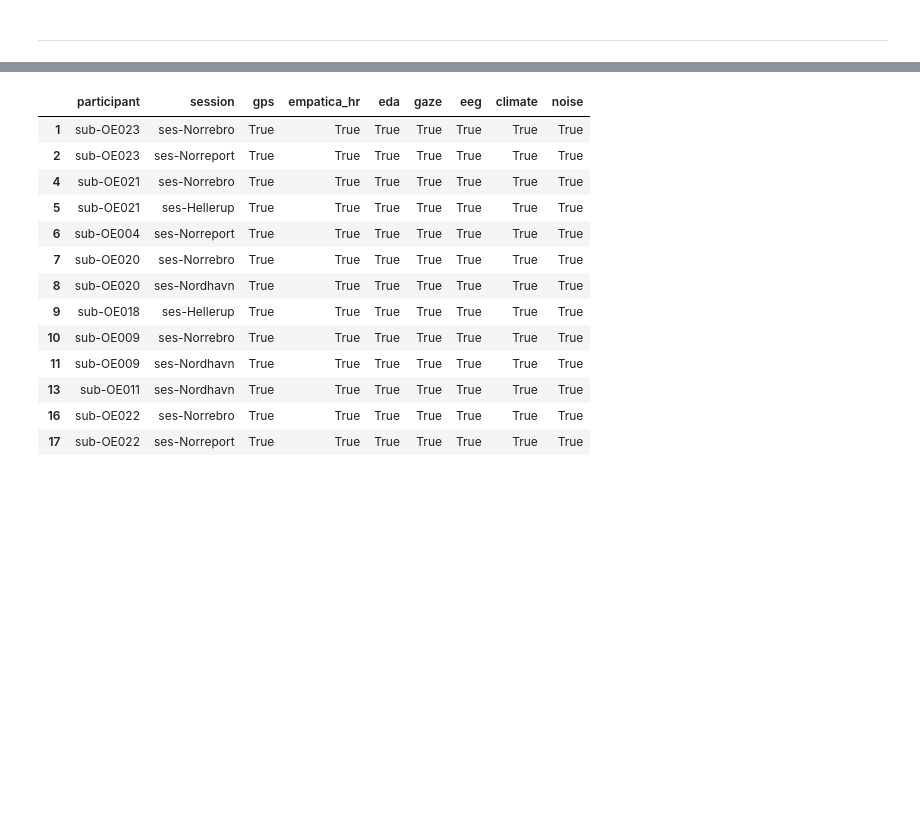
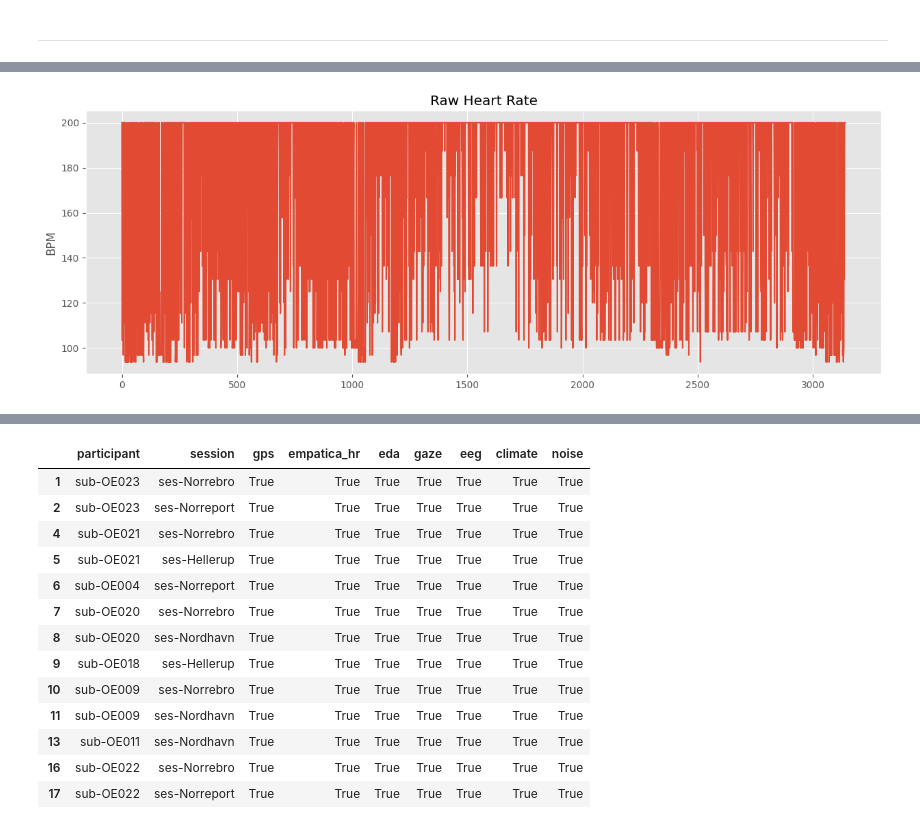
Before and after one commit to raquelmdtum/master-thesis, a Jupyter notebook: notebooks/do_quality_testing.ipynb, the cells around one changed output, grey strips where cells are left out. Saved outputs shown, nothing was run; the diff lists cells and outputs as text; code cells hidden in the pictures; blank space fills up the shorter version.

```diff
--- a/notebooks/do_quality_testing.ipynb
+++ b/notebooks/do_quality_testing.ipynb
@@ -444,0 +588,5 @@ __________
+# %%
+hr = "/mnt/raid/emotional_data_raquel/supp_mine/stress_csv/sub-OE005/ses-Hellerup/ecg_hr.csv"
+hr = pd.read_csv(hr)
+print(hr.head())
+print(hr.describe())
@@ -444,0 +609,8 @@ __________
+# %%
+plt.figure(figsize=(15,5))
+plt.plot(hr["Bpm"])
+plt.title("Raw Heart Rate")
+plt.ylabel("BPM")
+plt.show()
+# %% [output]
+[figure, added]
```
Also changed, not shown: parts of 27 cells of this notebook.
